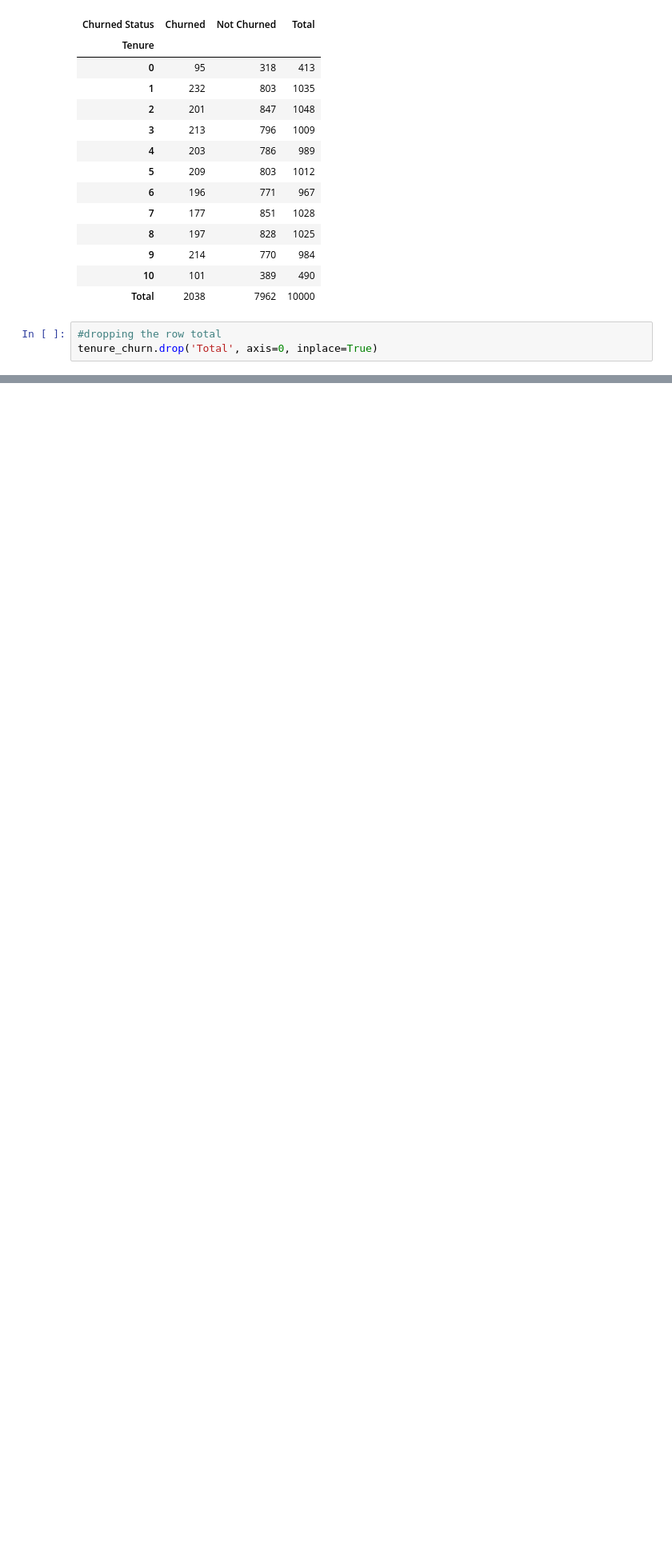
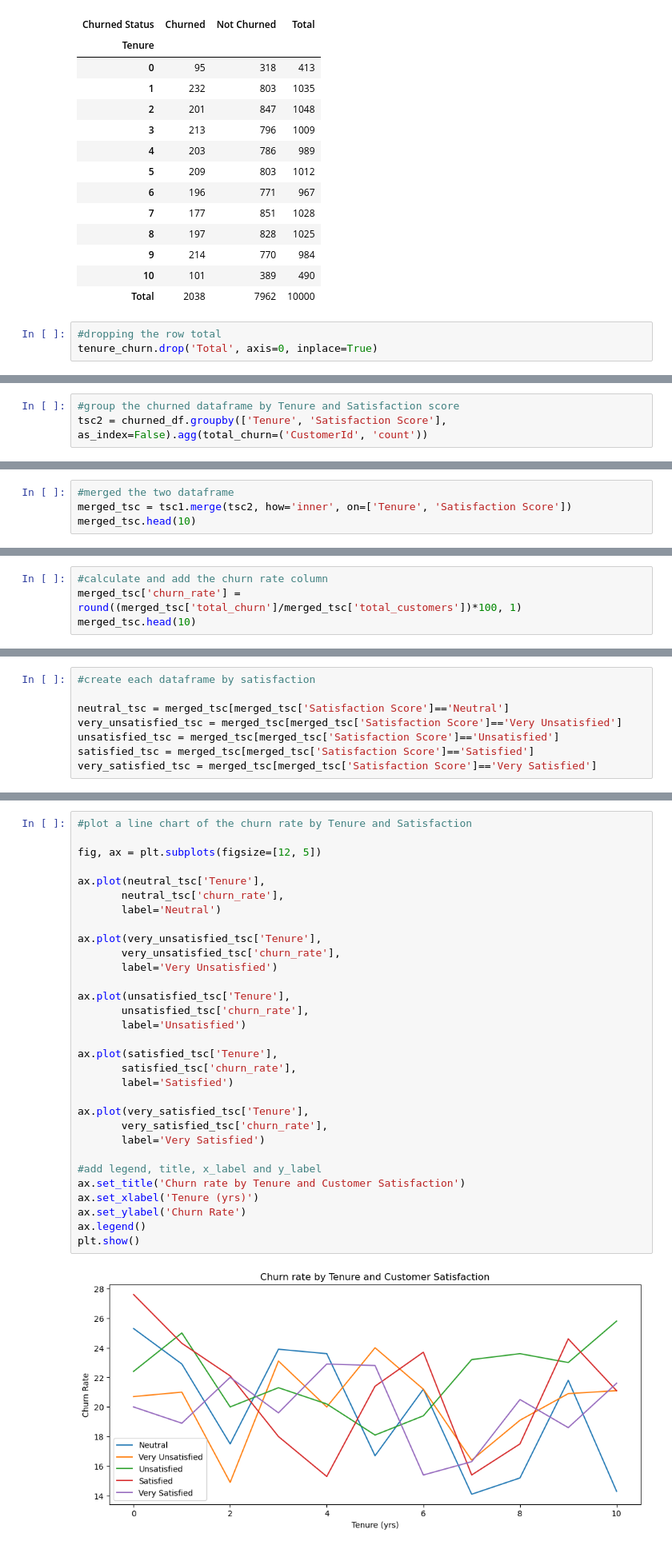
Before and after one commit to valezenwanne/Bank-Customer-Churn-Prediction, a Jupyter notebook: Bank Customer Churn Prediction.ipynb, the cells around one changed output, grey strips where cells are left out. Shown: that part at 80% size. Drawn from its saved outputs; the diff is of its cells as text; blank space fills up the shorter version.

Commit message:
Add chart to explore Churn rate by Tenure and Acccount balance and Satisfaction

```diff
--- a/Bank Customer Churn Prediction.ipynb
+++ b/Bank Customer Churn Prediction.ipynb
@@ -1229,0 +1236,3 @@ plt.show()
+# %%
+#group the churned dataframe by Tenure and Satisfaction score
+tsc2 = churned_df.groupby(['Tenure', 'Satisfaction Score'], as_index=False).agg(total_churn=('CustomerId', 'count'))
@@ -1229,0 +1255,4 @@ plt.show()
+# %%
+#merged the two dataframe
+merged_tsc = tsc1.merge(tsc2, how='inner', on=['Tenure', 'Satisfaction Score'])
+merged_tsc.head(10)
@@ -1229,0 +1271,4 @@ plt.show()
+# %%
+#calculate and add the churn rate column
+merged_tsc['churn_rate'] = round((merged_tsc['total_churn']/merged_tsc['total_customers'])*100, 1)
+merged_tsc.head(10)
@@ -1229,0 +1287,8 @@ plt.show()
+# %%
+#create each dataframe by satisfaction
+
+neutral_tsc = merged_tsc[merged_tsc['Satisfaction Score']=='Neutral']
+very_unsatisfied_tsc = merged_tsc[merged_tsc['Satisfaction Score']=='Very Unsatisfied']
+unsatisfied_tsc = merged_tsc[merged_tsc['Satisfaction Score']=='Unsatisfied']
+satisfied_tsc = merged_tsc[merged_tsc['Satisfaction Score']=='Satisfied']
+very_satisfied_tsc = merged_tsc[merged_tsc['Satisfaction Score']=='Very Satisfied']
@@ -1229,0 +1311,33 @@ plt.show()
+# %%
+#plot a line chart of the churn rate by Tenure and Satisfaction
+
+fig, ax = plt.subplots(figsize=[12, 5])
+
+ax.plot(neutral_tsc['Tenure'],
+       neutral_tsc['churn_rate'],
+       label='Neutral')
+
+ax.plot(very_unsatisfied_tsc['Tenure'],
+       very_unsatisfied_tsc['churn_rate'],
+       label='Very Unsatisfied')
+
+ax.plot(unsatisfied_tsc['Tenure'],
+       unsatisfied_tsc['churn_rate'],
+       label='Unsatisfied')
+
+ax.plot(satisfied_tsc['Tenure'],
+       satisfied_tsc['churn_rate'],
+       label='Satisfied')
+
+ax.plot(very_satisfied_tsc['Tenure'],
+       very_satisfied_tsc['churn_rate'],
+       label='Very Satisfied')
+
+#add legend, title, x_label and y_label
+ax.set_title('Churn rate by Tenure and Customer Satisfaction')
+ax.set_xlabel('Tenure (yrs)')
+ax.set_ylabel('Churn Rate')
+ax.legend()
+plt.show()
+# %% [output]
+[figure, added]
```
Also changed, not shown: parts of 70 cells of this notebook.
